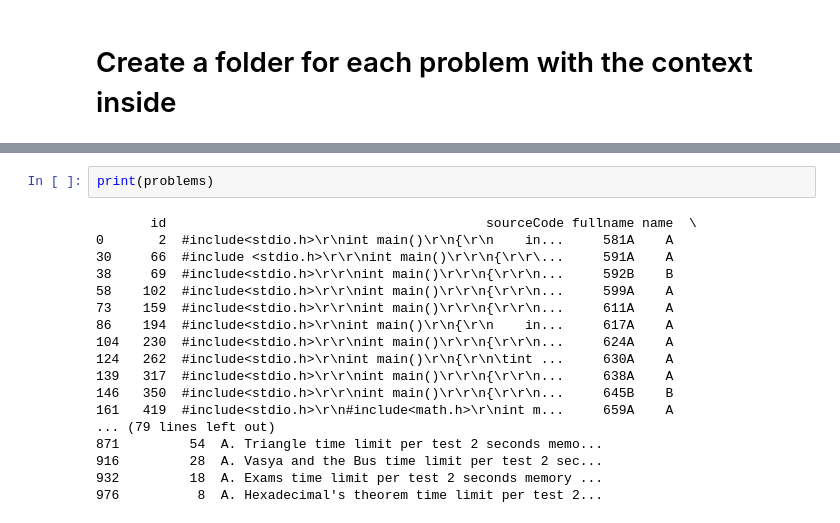
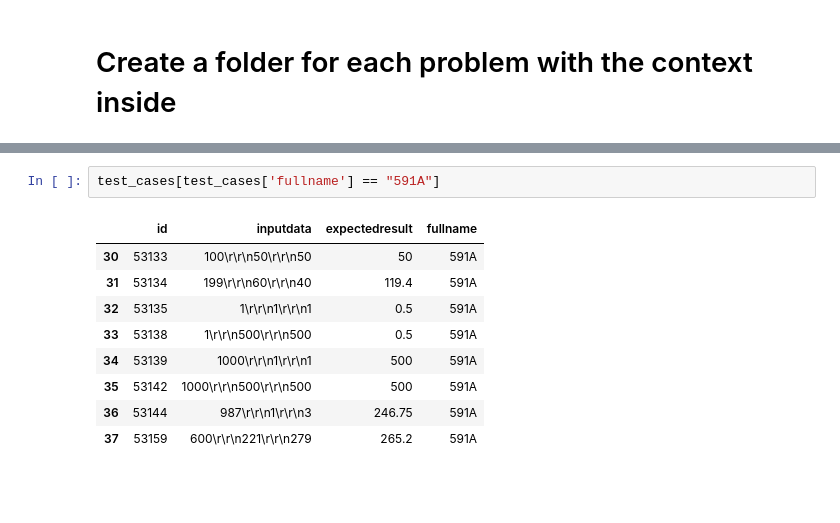
Before and after one commit to ASSERT-KTH/Vecogen, a Jupyter notebook: code4bench_scripts/manage_problems.ipynb, the cells around one changed output, grey strips where cells are left out. Saved outputs shown, nothing was run; the diff lists cells and outputs as text; blank space fills up the shorter version.

Commit message:
added test cases, found a problem in 30

```diff
--- a/code4bench_scripts/manage_problems.ipynb
+++ b/code4bench_scripts/manage_problems.ipynb
@@ -87,23 +198,15 @@ test_cases
 | 916 | 1530 | #include <stdio.h>\r\n#include <s... | 190A | A | 28 | A. Vasya and the Bus time limit p... |
 | 932 | 1550 | # include <stdio.h>\r\n# include ... | 194A | A | 18 | A. Exams time limit per test 2 se... |
 | 976 | 1575 | #include<stdio.h>\nint main()\n{\... | 199A | A | 8 | A. Hexadecimal's theorem time lim... |
-# %%
-print(problems)
-# %% [output]
-       id                                         sourceCode fullname name  \
-0       2  #include<stdio.h>\r\nint main()\r\n{\r\n    in...     581A    A
-30     66  #include <stdio.h>\r\r\nint main()\r\r\n{\r\r\...     591A    A
-38     69  #include<stdio.h>\r\r\nint main()\r\r\n{\r\r\n...     592B    B
-58    102  #include<stdio.h>\r\r\nint main()\r\r\n{\r\r\n...     599A    A
-73    159  #include<stdio.h>\r\r\nint main()\r\r\n{\r\r\n...     611A    A
-86    194  #include<stdio.h>\r\nint main()\r\n{\r\n    in...     617A    A
-104   230  #include<stdio.h>\r\r\nint main()\r\r\n{\r\r\n...     624A    A
-124   262  #include<stdio.h>\r\nint main()\r\n{\r\n\tint ...     630A    A
-139   317  #include<stdio.h>\r\r\nint main()\r\r\n{\r\r\n...     638A    A
-146   350  #include<stdio.h>\r\r\nint main()\r\r\n{\r\r\n...     645B    B
-161   419  #include<stdio.h>\r\n#include<math.h>\r\nint m...     659A    A
-... (79 lines left out)
-871         54  A. Triangle time limit per test 2 seconds memo...
-916         28  A. Vasya and the Bus time limit per test 2 sec...
-932         18  A. Exams time limit per test 2 seconds memory ...
-976          8  A. Hexadecimal's theorem time limit per test 2...
+# %%
+test_cases[test_cases['fullname'] == "591A"]
+# %% [output]
+|  | id | inputdata | expectedresult | fullname |
+| 30 | 53133 | 100\r\r\n50\r\r\n50 | 50 | 591A |
+| 31 | 53134 | 199\r\r\n60\r\r\n40 | 119.4 | 591A |
+| 32 | 53135 | 1\r\r\n1\r\r\n1 | 0.5 | 591A |
+| 33 | 53138 | 1\r\r\n500\r\r\n500 | 0.5 | 591A |
+| 34 | 53139 | 1000\r\r\n1\r\r\n1 | 500 | 591A |
+| 35 | 53142 | 1000\r\r\n500\r\r\n500 | 500 | 591A |
+| 36 | 53144 | 987\r\r\n1\r\r\n3 | 246.75 | 591A |
+| 37 | 53159 | 600\r\r\n221\r\r\n279 | 265.2 | 591A |
```
Also changed, not shown: parts of 7 cells of this notebook, 43 other files.
